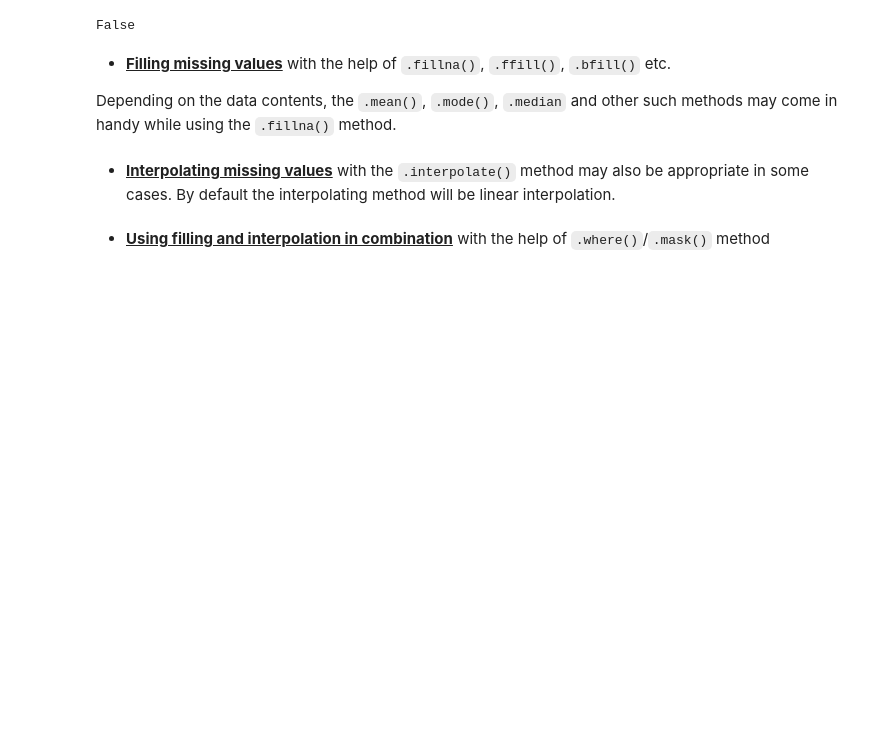
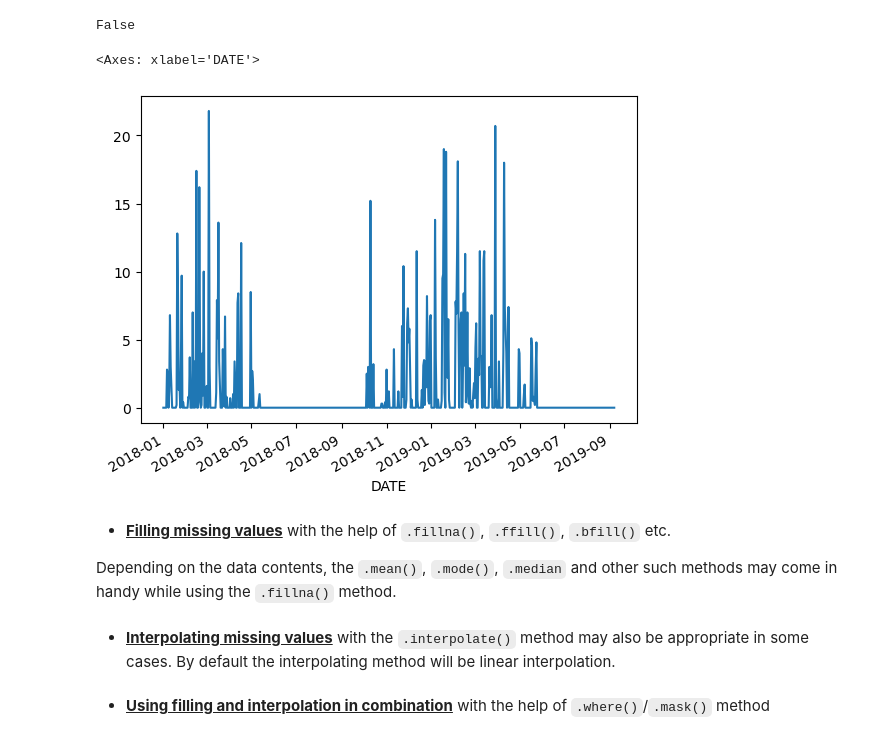
Before and after one commit to AindreaAjax/ML_Introduction, a Jupyter notebook: Pandas/06_Working_with_TimeSeries_data.ipynb, the cells around one changed output. Cells and saved outputs as stored; diff of their text form; code cells hidden in the pictures; blank space fills up the shorter version.

```diff
--- a/Pandas/06_Working_with_TimeSeries_data.ipynb
+++ b/Pandas/06_Working_with_TimeSeries_data.ipynb
@@ -357,6 +364,11 @@ Be careful with the method and only use it after talking to a subject matter exp
 alta_df_snow.dropna().isna().any()
 # %% [output]
 False
+# %%
+alta_df_snow.dropna().loc["2018":].plot()
+# %% [output]
+<Axes: xlabel='DATE'>
+[figure, added]
 # %% [markdown]
 - <u>**Filling missing values**</u> with the help of `.fillna()`, `.ffill()`, `.bfill()` etc.
 
```
Also changed, not shown: parts of 18 cells of this notebook.
